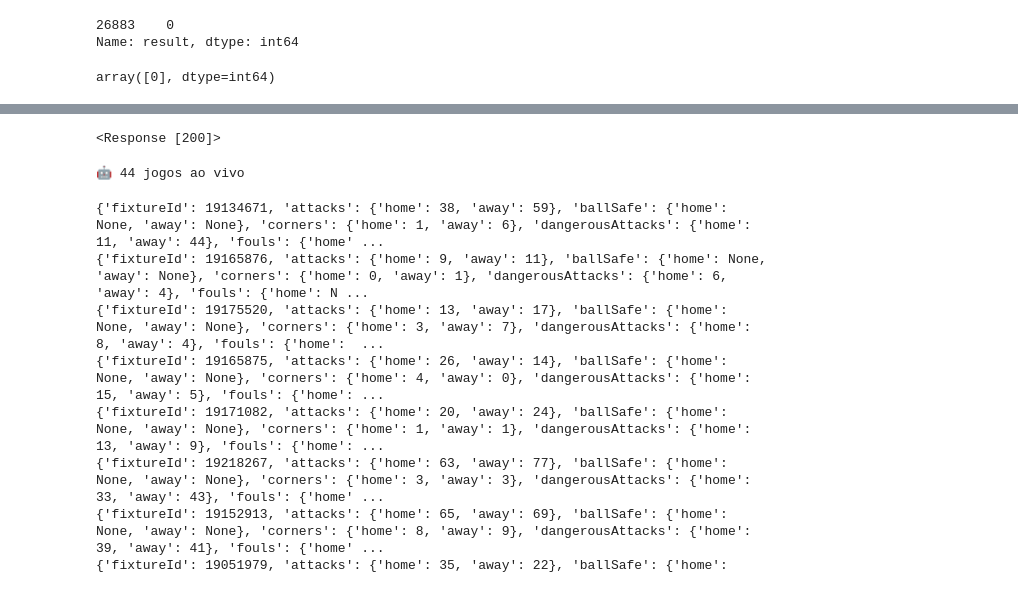
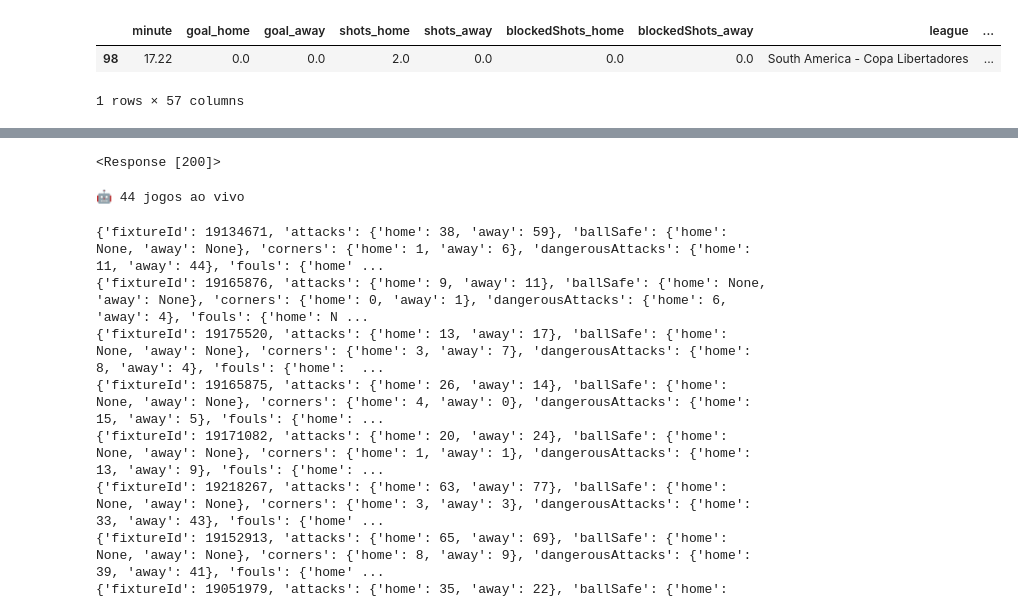
Before and after one commit to nathancarlos22/eo-fut-live, a Jupyter notebook: src/model_load_random_forest.ipynb, the cells around one changed output, grey strips where cells are left out. Saved outputs shown, nothing was run; the diff lists cells and outputs as text; code cells hidden in the pictures.

Commit message:
home e away team no modelo

```diff
--- a/src/model_load_random_forest.ipynb
+++ b/src/model_load_random_forest.ipynb
@@ -19,18 +19,8 @@ def preprocess_new_data(data, label_encoders, scaler):
 import pandas as pd
 df = pd.read_csv('data_live_engineer_filtered.csv', encoding='utf-8')
 # %%
-Xht = df.tail(1).drop(columns=['result', 'match_id'])
+df.head(i).tail(1).drop(columns=['result', 'match_id', 'homeTeam', 'awayTeam'] )
+# %% [output]
+|  | minute | goal_home | goal_away | shots_home | shots_away | blockedShots_home | blockedShots_away | league | ... |
+| 98 | 17.22 | 0.0 | 0.0 | 2.0 | 0.0 | 0.0 | 0.0 | South America - Copa Libertadores | ... |
+1 rows × 57 columns
-# %%
-df.tail(1)['result']
-# %% [output]
-26883    0
-Name: result, dtype: int64
-# %%
-# Preprocess the new data
-new_data_preprocessed = preprocess_new_data(Xht, label_encoders, scaler)
-
-# Make predictions
-predictions = model.predict(new_data_preprocessed)
-predictions
-# %% [output]
-array([0], dtype=int64)
```
Also changed, not shown: parts of 1 cell of this notebook, 9 other files.
